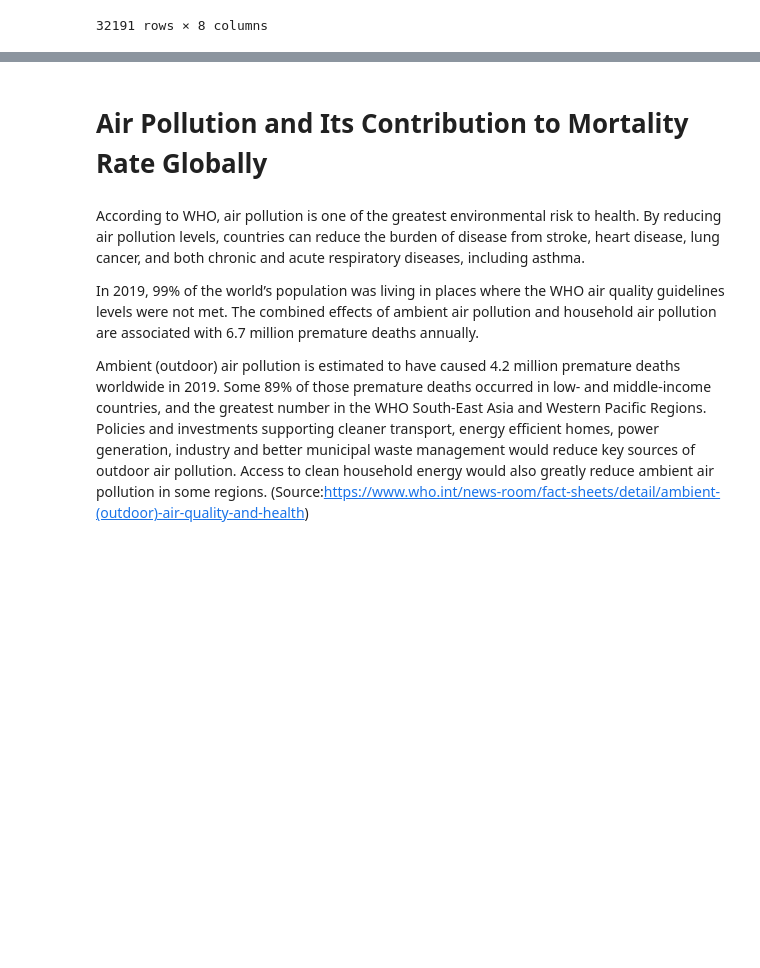
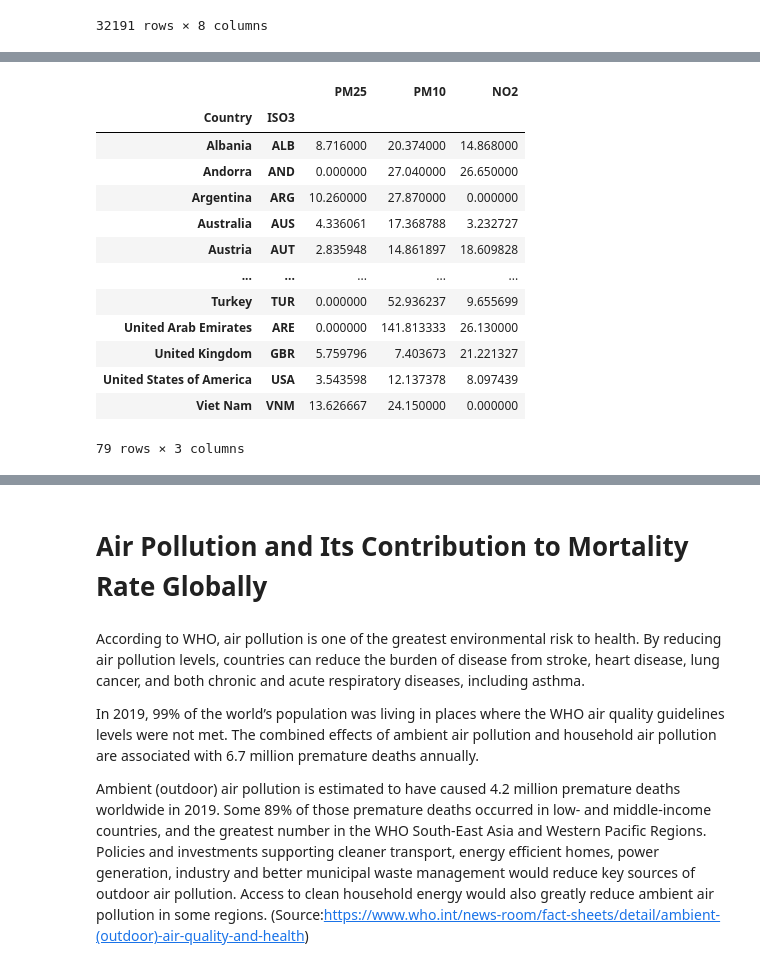
Before and after one commit to sameenshahzad/Project-3_Group-13, a Jupyter notebook: AQ_Data_ETL.ipynb, the cells around one changed output, grey strips where cells are left out. Saved outputs shown, nothing was run; the diff lists cells and outputs as text; code cells hidden in the pictures; blank space fills up the shorter version.

```diff
--- a/AQ_Data_ETL.ipynb
+++ b/AQ_Data_ETL.ipynb
@@ -514,0 +365,19 @@ means2019_by_country
+# %%
+df_2015 = df[df['Measurement Year'] == 2015][['Country','ISO3', 'PM25', 'PM10', 'NO2']]
+means2015_by_country = df_2015.groupby(['Country', 'ISO3']).mean()
+means2015_by_country
+# %% [output]
+|  |  | PM25 | PM10 | NO2 |
+| Country | ISO3 |  |  |  |
+| Albania | ALB | 8.716000 | 20.374000 | 14.868000 |
+| Andorra | AND | 0.000000 | 27.040000 | 26.650000 |
+| Argentina | ARG | 10.260000 | 27.870000 | 0.000000 |
+| Australia | AUS | 4.336061 | 17.368788 | 3.232727 |
+| Austria | AUT | 2.835948 | 14.861897 | 18.609828 |
+| ... | ... | ... | ... | ... |
+| Turkey | TUR | 0.000000 | 52.936237 | 9.655699 |
+| United Arab Emirates | ARE | 0.000000 | 141.813333 | 26.130000 |
+| United Kingdom | GBR | 5.759796 | 7.403673 | 21.221327 |
+| United States of America | USA | 3.543598 | 12.137378 | 8.097439 |
+| Viet Nam | VNM | 13.626667 | 24.150000 | 0.000000 |
+79 rows × 3 columns
```
Also changed, not shown: parts of 35 cells of this notebook, 7 other files.
